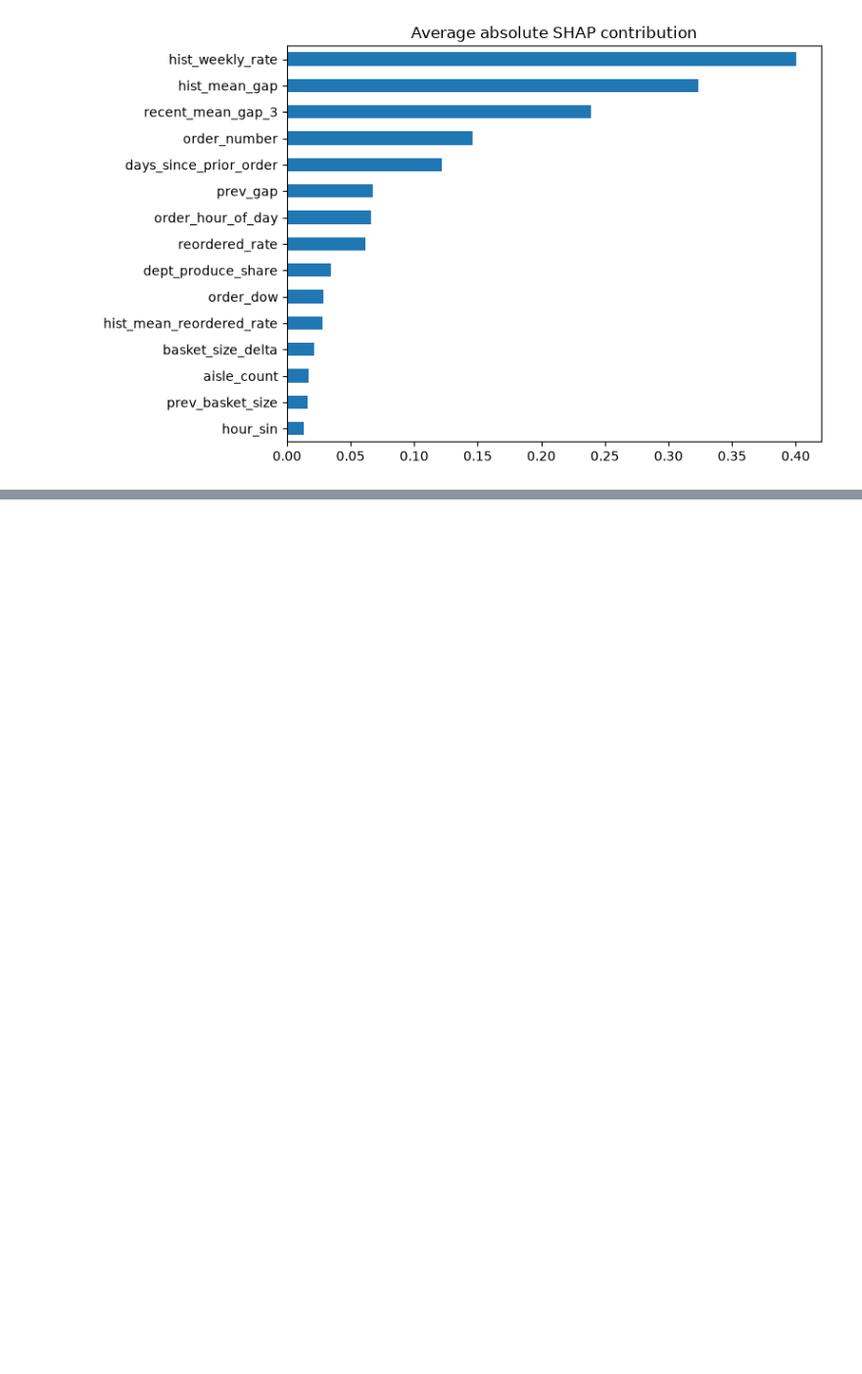
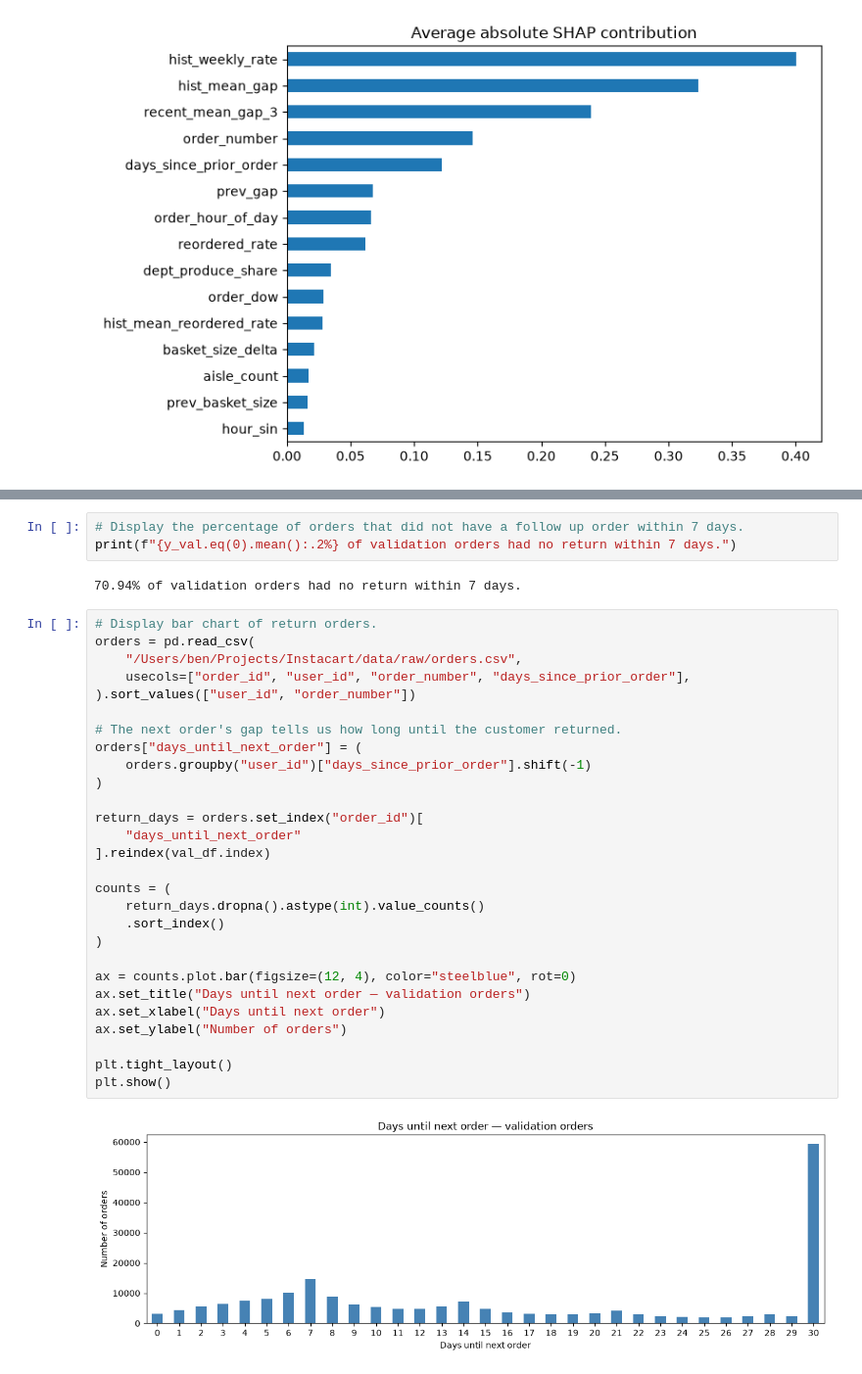
Before and after one commit to blottb7/instacart, a Jupyter notebook: notebooks/02_full_data/ben_full_data_modeling_2.ipynb, the cells around one changed output, grey strips where cells are left out. Shown at 98% size. Saved outputs shown, nothing was run; the diff lists cells and outputs as text; blank space fills up the shorter version.

```diff
--- a/notebooks/02_full_data/ben_full_data_modeling_2.ipynb
+++ b/notebooks/02_full_data/ben_full_data_modeling_2.ipynb
@@ -592,0 +649,35 @@ plt.show()
+# %%
+# Display the percentage of orders that did not have a follow up order within 7 days.
+print(f"{y_val.eq(0).mean():.2%} of validation orders had no return within 7 days.")
+# %% [output]
+70.94% of validation orders had no return within 7 days.
+# %%
+# Display bar chart of return orders.
+orders = pd.read_csv(
+    "/Users/ben/Projects/Instacart/data/raw/orders.csv",
+    usecols=["order_id", "user_id", "order_number", "days_since_prior_order"],
+).sort_values(["user_id", "order_number"])
+
+# The next order's gap tells us how long until the customer returned.
+orders["days_until_next_order"] = (
+    orders.groupby("user_id")["days_since_prior_order"].shift(-1)
+)
+
+return_days = orders.set_index("order_id")[
+    "days_until_next_order"
+].reindex(val_df.index)
+
+counts = (
+    return_days.dropna().astype(int).value_counts()
+    .sort_index()
+)
+
+ax = counts.plot.bar(figsize=(12, 4), color="steelblue", rot=0)
+ax.set_title("Days until next order — validation orders")
+ax.set_xlabel("Days until next order")
+ax.set_ylabel("Number of orders")
+
+plt.tight_layout()
+plt.show()
+# %% [output]
+[figure, added]
```
Also changed, not shown: parts of 10 cells of this notebook, 1 other file.
